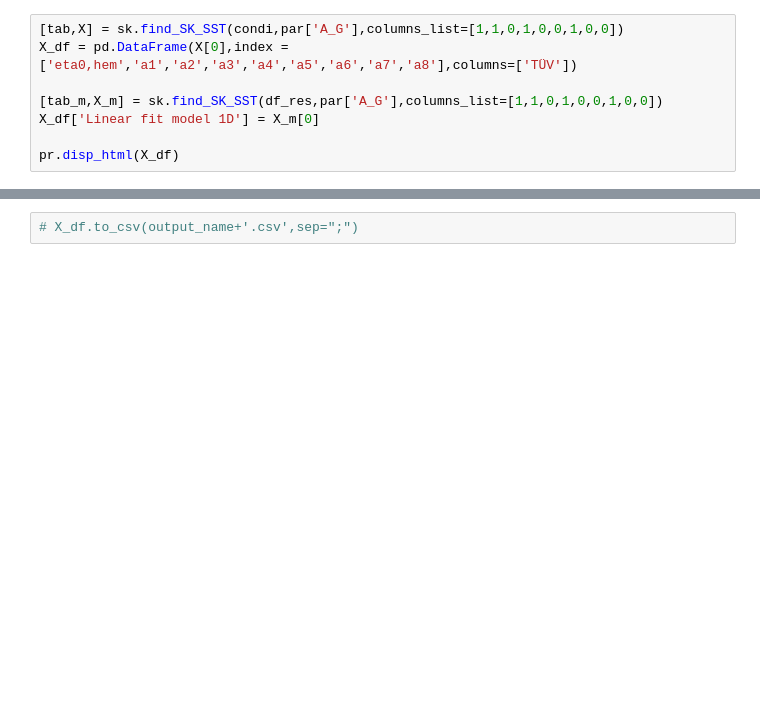
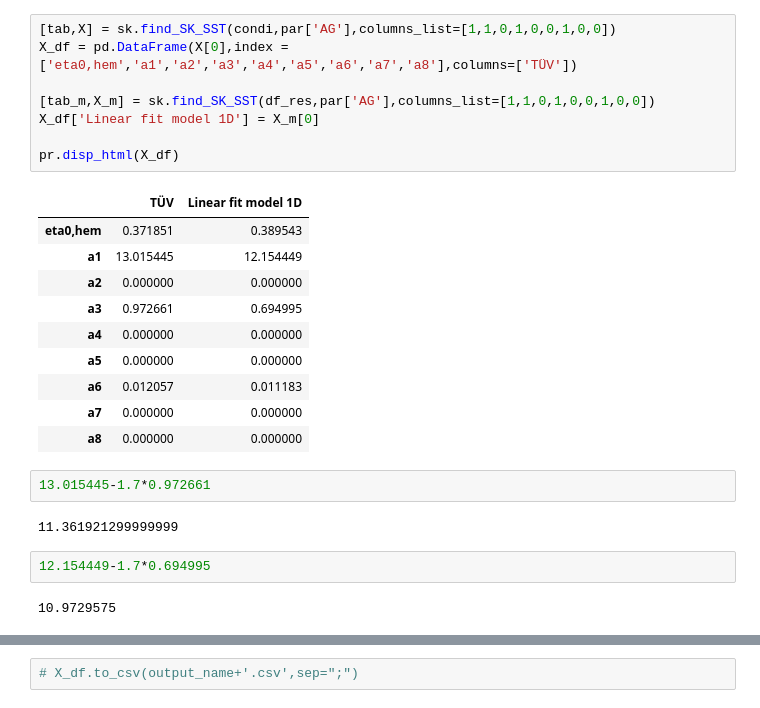
Before and after one commit to valentindelachaux/PVT-thermal-performance-model, a Jupyter notebook: run_model_S425.ipynb, the cells around one changed output, grey strips where cells are left out. Saved outputs shown, nothing was run; the diff lists cells and outputs as text; blank space fills up the shorter version.

```diff
--- a/run_model_S425.ipynb
+++ b/run_model_S425.ipynb
@@ -49,8 +71,27 @@ df_res,X,list_res,list_df,list_df_historic = ty.simu_condi(par,hyp,condi)
 # %%
-[tab,X] = sk.find_SK_SST(condi,par['A_G'],columns_list=[1,1,0,1,0,0,1,0,0])
+[tab,X] = sk.find_SK_SST(condi,par['AG'],columns_list=[1,1,0,1,0,0,1,0,0])
 X_df = pd.DataFrame(X[0],index = ['eta0,hem','a1','a2','a3','a4','a5','a6','a7','a8'],columns=['TÜV'])
 
-[tab_m,X_m] = sk.find_SK_SST(df_res,par['A_G'],columns_list=[1,1,0,1,0,0,1,0,0])
+[tab_m,X_m] = sk.find_SK_SST(df_res,par['AG'],columns_list=[1,1,0,1,0,0,1,0,0])
 X_df['Linear fit model 1D'] = X_m[0]
 
 pr.disp_html(X_df)
+# %% [output]
+|  | TÜV | Linear fit model 1D |
+| eta0,hem | 0.371851 | 0.389543 |
+| a1 | 13.015445 | 12.154449 |
+| a2 | 0.000000 | 0.000000 |
+| a3 | 0.972661 | 0.694995 |
+| a4 | 0.000000 | 0.000000 |
+| a5 | 0.000000 | 0.000000 |
+| a6 | 0.012057 | 0.011183 |
+| a7 | 0.000000 | 0.000000 |
+| a8 | 0.000000 | 0.000000 |
+# %%
+13.015445-1.7*0.972661
+# %% [output]
+11.361921299999999
+# %%
+12.154449-1.7*0.694995
+# %% [output]
+10.9729575
```
Also changed, not shown: parts of 17 cells of this notebook, 22 other files.
